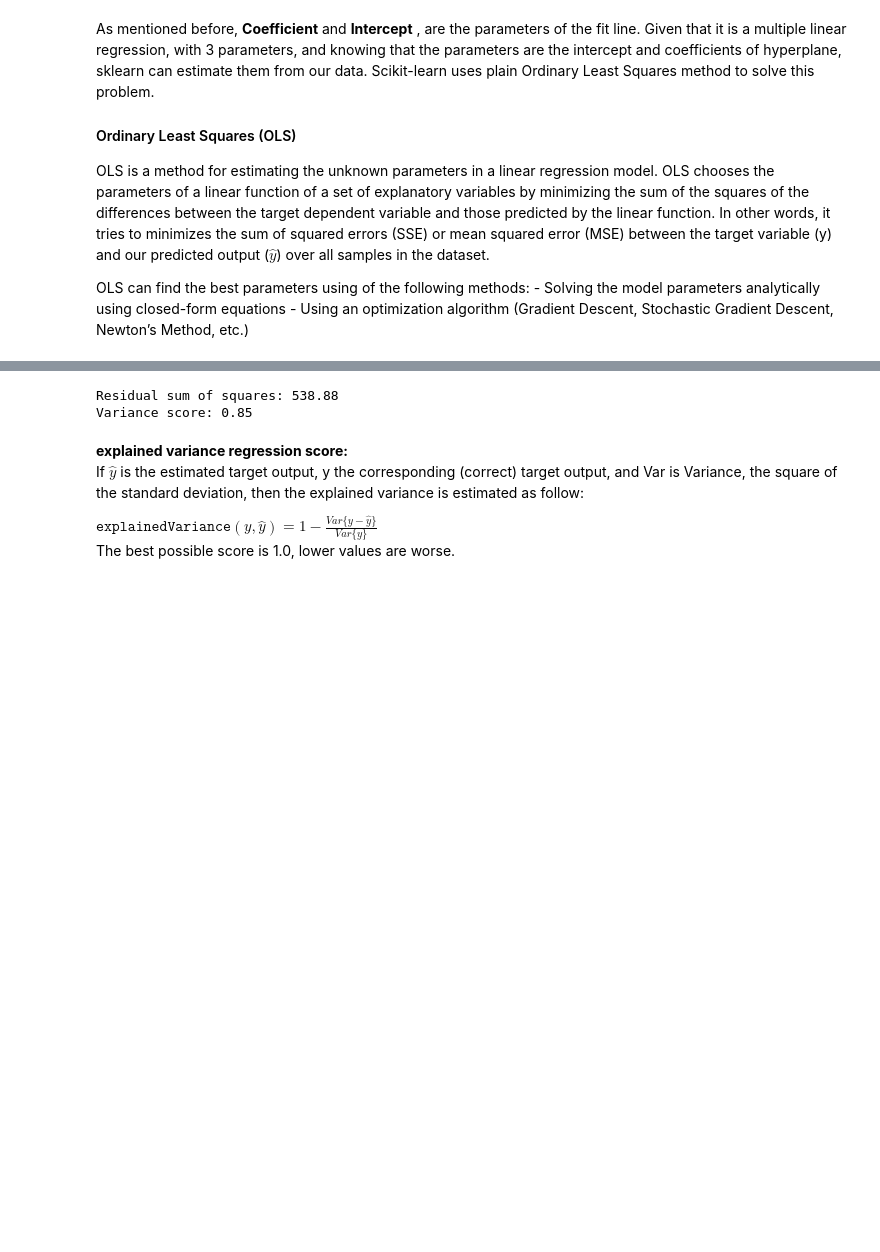
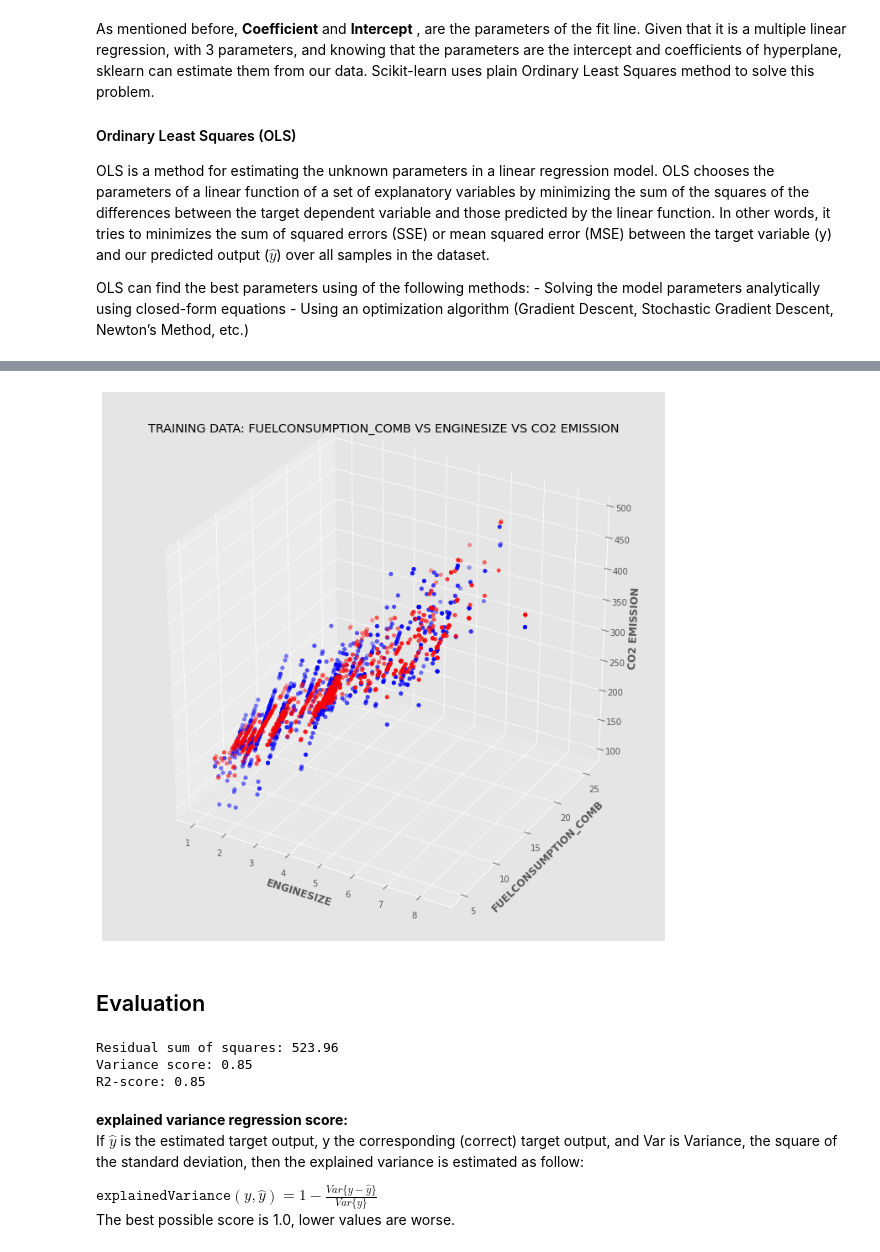
Before and after one commit to 08vivek08/data-science, a Jupyter notebook: 5_Mulitple_Linear_Regression_Co2_emission.ipynb, the cells around one changed output, grey strips where cells are left out. Cells and saved outputs as stored; diff of their text form; code cells hidden in the pictures; blank space fills up the shorter version.

```diff
--- a/5_Mulitple_Linear_Regression_Co2_emission.ipynb
+++ b/5_Mulitple_Linear_Regression_Co2_emission.ipynb
@@ -163,12 +202,33 @@ OLS can find the best parameters using of the following methods:
+# %%
+style.use('ggplot')
+fig = plt.figure(figsize = (12, 12))
+ax = plt.axes(projection ="3d")
+
+# Creating 3D plot
+ax.scatter3D(train_ENGINESIZE, train_FUEL, train_y, color = "blue")
+ax.scatter3D(train_ENGINESIZE, train_FUEL, train_y_hat, color = "red")
+ax.set_ylabel('FUELCONSUMPTION_COMB', fontweight ='bold')
+ax.set_xlabel('ENGINESIZE', fontweight ='bold')
+ax.set_zlabel('CO2 EMISSION', fontweight ='bold')
+ax.set_title("TRAINING DATA: FUELCONSUMPTION_COMB VS ENGINESIZE VS CO2 EMISSION")
+plt.show()
+# %% [output]
+[figure, added]
+# %% [markdown]
+<h2 id="evaluation">Evaluation</h2>
 # %%
-y_hat=regr.predict(test[['FUELCONSUMPTION_COMB','FUELCONSUMPTION_HWY','ENGINESIZE','FUELCONSUMPTION_CITY','CYLINDERS']])
-x=np.asanyarray(test[['FUELCONSUMPTION_COMB','FUELCONSUMPTION_HWY','ENGINESIZE','FUELCONSUMPTION_CITY','CYLINDERS']])
-y=np.asanyarray(test[['CO2EMISSIONS']])
-print("Residual sum of squares: %.2f" %np.mean((y_hat-y)**2))
-print("Variance score: %.2f" %regr.score(x,y))
+from sklearn.metrics import r2_score
+
+test_y_hat=regr.predict(test[['FUELCONSUMPTION_COMB','ENGINESIZE']])
+test_x=np.asanyarray(test[['FUELCONSUMPTION_COMB','ENGINESIZE']])
+test_y=np.asanyarray(test[['CO2EMISSIONS']])
+print("Residual sum of squares: %.2f" %np.mean((test_y_hat-test_y)**2))
+print("Variance score: %.2f" %regr.score(test_x,test_y))
+print("R2-score: %.2f" %r2_score(test_y_hat,test_y))
 # %% [output]
-Residual sum of squares: 538.88
+Residual sum of squares: 523.96
 Variance score: 0.85
+R2-score: 0.85
 # %% [markdown]
 __explained variance regression score:__
 If $\hat{y}$ is the estimated target output, y the corresponding (correct) target output, and Var is Variance, the square of the standard deviation, then the explained variance is estimated as follow:
```
Also changed, not shown: parts of 12 cells of this notebook.
